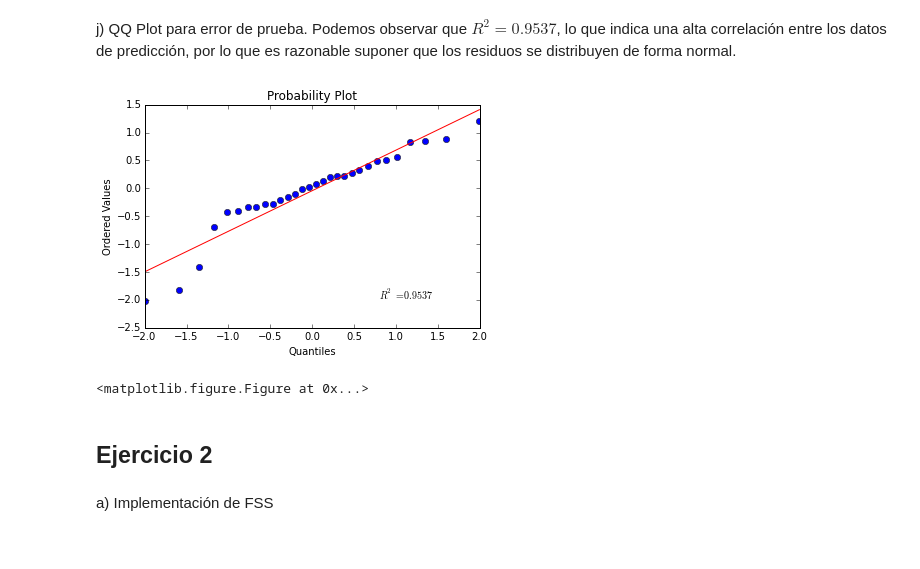
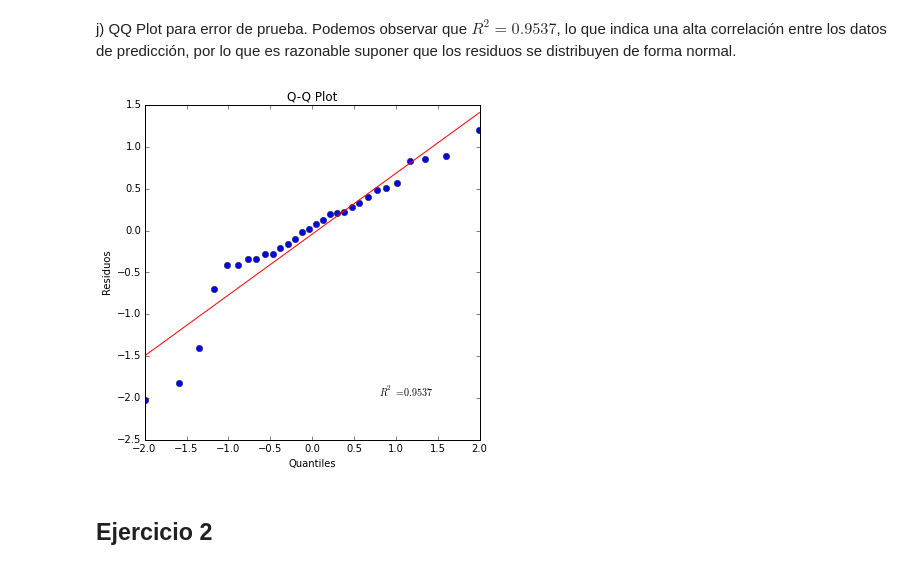
Before and after one commit to asazo/ML, a Jupyter notebook: tarea1/tarea1.ipynb, the cells around one changed output. Drawn from its saved outputs; the diff is of its cells as text; code cells hidden in the pictures.

```diff
--- a/tarea1/tarea1.ipynb
+++ b/tarea1/tarea1.ipynb
@@ -139,15 +139,15 @@ j) QQ Plot para error de prueba. Podemos observar que $R^2 = 0.9537$, lo que ind
 # %%
 %matplotlib inline
 import matplotlib.pyplot as plt
 import scipy.stats as stats
 residual = yhat_test - ytest
+plt.figure(figsize=(6,6))
 stats.probplot(residual, dist="norm", plot=plt)
-plt.figure(figsize=(10,10))
+plt.title("Q-Q Plot")
+plt.xlabel("Quantiles")
+plt.ylabel("Residuos")
 plt.show()
 # %% [output]
-[figure, old version]
+[figure, new version]
-<matplotlib.figure.Figure at 0x...>
 # %% [markdown]
 ## Ejercicio 2
-# %% [markdown]
-a) Implementación de FSS
```
Also changed, not shown: parts of 3 cells of this notebook.
